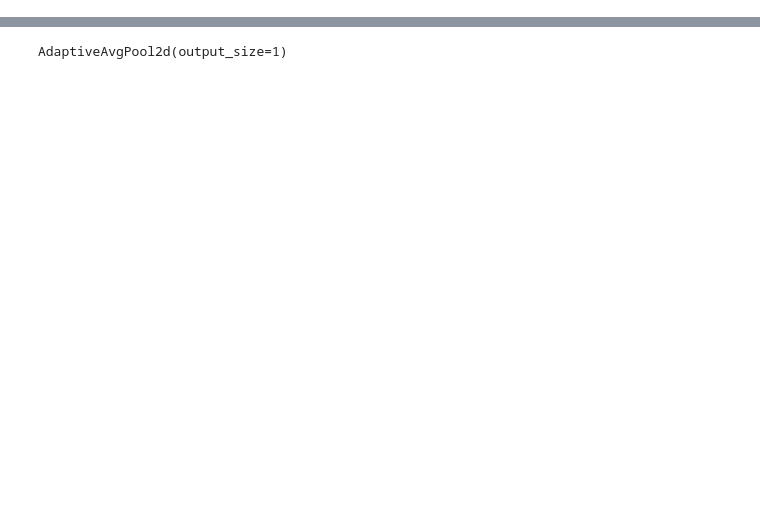
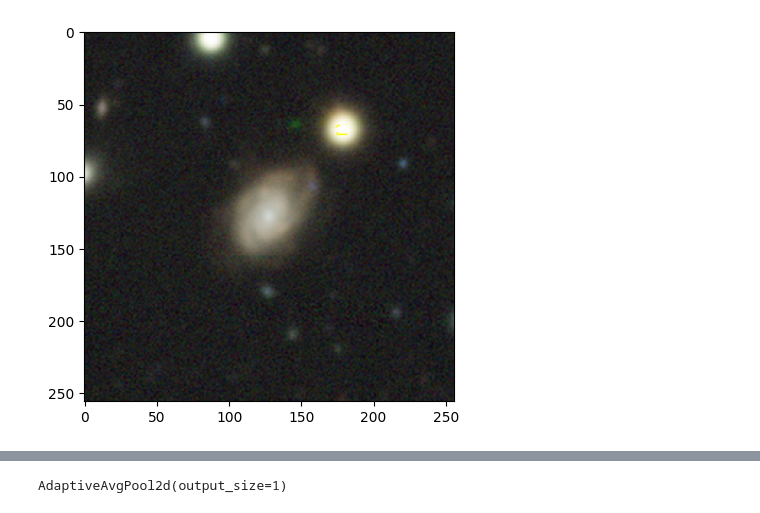
Before and after one commit to Astro-Astre/morphics, a Jupyter notebook: for_me/predict.ipynb, the cells around one changed output, grey strips where cells are left out. Cells and saved outputs as stored; diff of their text form; code cells hidden in the pictures; blank space fills up the shorter version.

Commit message:
Initial Commit. Morphics version 0.1

```diff
--- a/for_me/predict.ipynb
+++ b/for_me/predict.ipynb
@@ -67,3 +67,10 @@ init_rand_seed(1926)
 question_answer_pairs = gz2_pairs
 dependencies = gz2_and_decals_dependencies
 schema = schemas.Schema(question_answer_pairs, dependencies)
+def chw2hwc(img):
+    ch1, ch2, ch3 = img[0], img[1], img[2]
+    h, w = ch1.shape
+    return np.concatenate((ch1.reshape(h, w, 1), ch2.reshape(h, w, 1), ch3.reshape(h, w, 1)), axis=2)
+def hwc2chw(img):
+    ch1, ch2, ch3 = img[:, :, 0], img[:, :, 1], img[:, :, 2]
+    return np.array((ch1, ch2, ch3))
@@ -75,3 +134,8 @@ model = torch.load("/data/public/renhaoye/morphics/pth/model_7.pt", map_location
+# %%
+plt.imshow(chw2hwc(load_img("/data/public/renhaoye/morphics/dataset/in_decals/agmtn/119.85429851358965_28.803799075693085.fits")))
+plt.show()
+# %% [output]
+[figure, added]
 # %%
 predict, stn= model(img.unsqueeze(0).to(device))
 predicted = softmax_output(predict,schema.question_index_groups)
```
Also changed, not shown: parts of 22 cells of this notebook, 1 other file.
